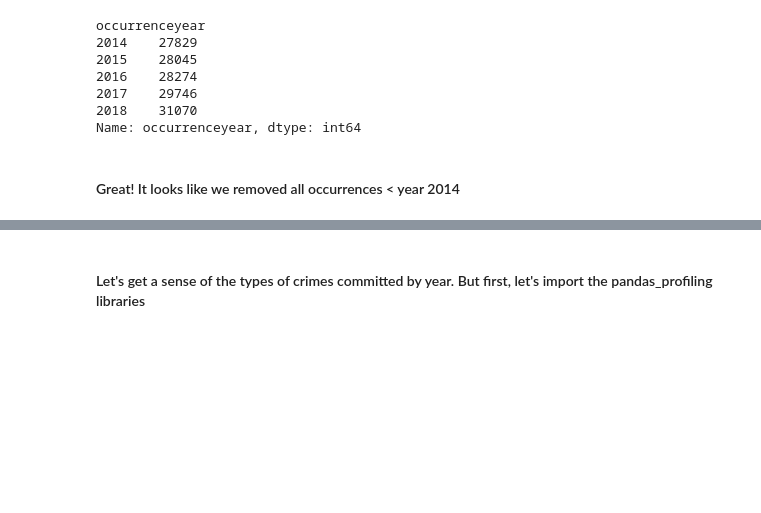
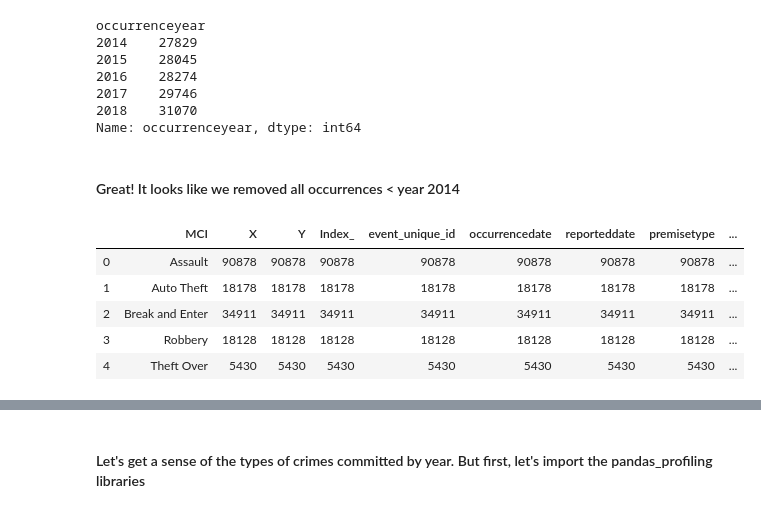
Before and after one commit to jboyce95/Coursera-IBM-DS-Capstone_Wk4-5, a Jupyter notebook: Coursera_Capstone_Toronto_Wk4-5.ipynb, the cells around one changed output, grey strips where cells are left out. Drawn from its saved outputs; the diff is of its cells as text; code cells hidden in the pictures; blank space fills up the shorter version.

```diff
--- a/Coursera_Capstone_Toronto_Wk4-5.ipynb
+++ b/Coursera_Capstone_Toronto_Wk4-5.ipynb
@@ -1348,4 +1375,14 @@ occurrenceyear
 Name: occurrenceyear, dtype: int64
 # %% [markdown]
 #### Great! It looks like we removed all occurrences < year 2014
+# %%
+temp_junk = pd.DataFrame(toronto_crime.groupby('MCI').count()).reset_index()  #.sort_values(ascending=False).reset_index()
+temp_junk
+# %% [output]
+|  | MCI | X | Y | Index_ | event_unique_id | occurrencedate | reporteddate | premisetype | ... |
+| 0 | Assault | 90878 | 90878 | 90878 | 90878 | 90878 | 90878 | 90878 | ... |
+| 1 | Auto Theft | 18178 | 18178 | 18178 | 18178 | 18178 | 18178 | 18178 | ... |
+| 2 | Break and Enter | 34911 | 34911 | 34911 | 34911 | 34911 | 34911 | 34911 | ... |
+| 3 | Robbery | 18128 | 18128 | 18128 | 18128 | 18128 | 18128 | 18128 | ... |
+| 4 | Theft Over | 5430 | 5430 | 5430 | 5430 | 5430 | 5430 | 5430 | ... |
 # %%
```
Also changed, not shown: parts of 17 cells of this notebook.
